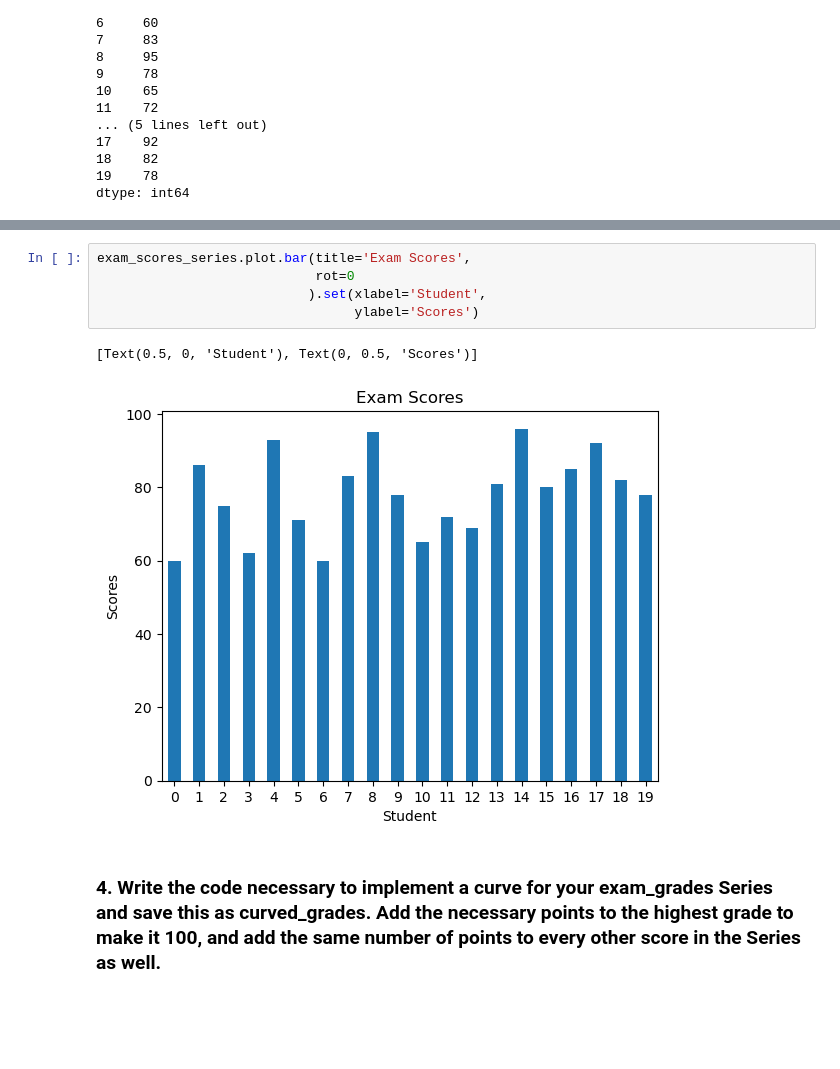
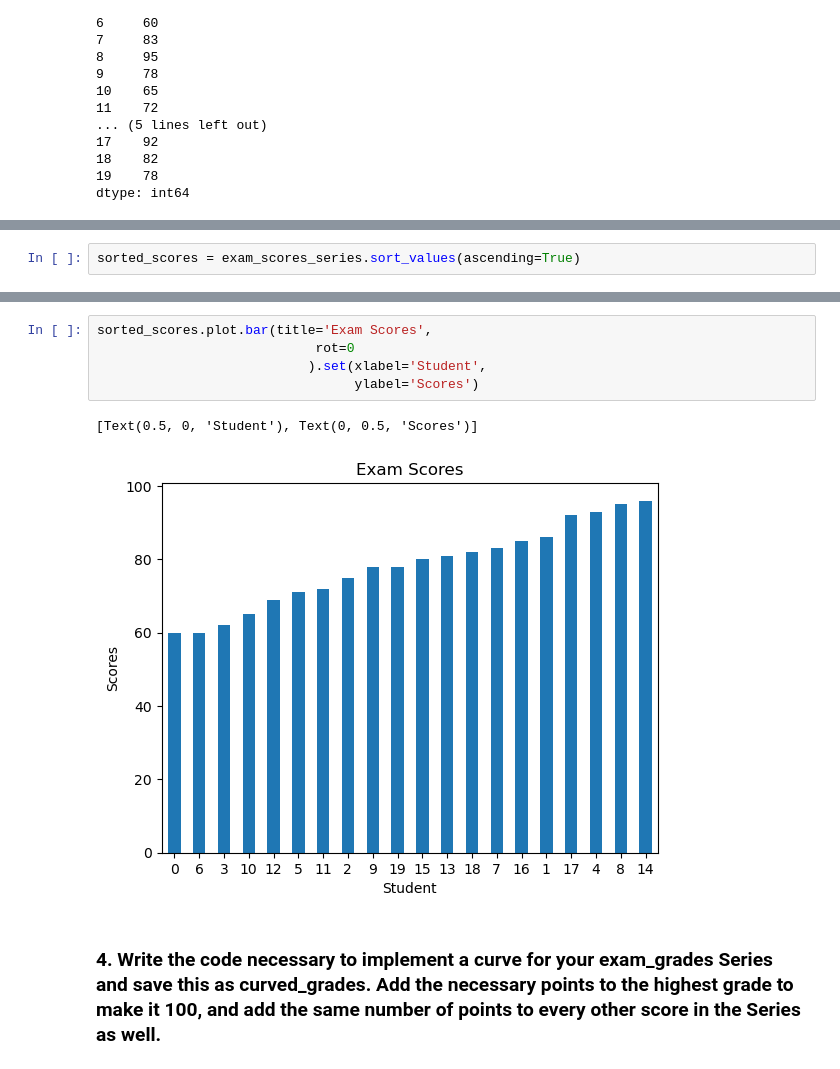
Before and after one commit to Jay-Almendarez/numpy-pandas-visualization-exercises, a Jupyter notebook: pandas_series.ipynb, the cells around one changed output, grey strips where cells are left out. Saved outputs shown, nothing was run; the diff lists cells and outputs as text; blank space fills up the shorter version.

Commit message:
Adding completed panda series exercises

```diff
--- a/pandas_series.ipynb
+++ b/pandas_series.ipynb
@@ -488,0 +503,2 @@ binned_exam_scores.plot.bar(title='Exam Scores',
+# %%
+sorted_scores = exam_scores_series.sort_values(ascending=True)
@@ -489,11 +525,11 @@ binned_exam_scores.plot.bar(title='Exam Scores',
 # %%
-exam_scores_series.plot.bar(title='Exam Scores',
+sorted_scores.plot.bar(title='Exam Scores',
                             rot=0
                            ).set(xlabel='Student',
                                  ylabel='Scores')
 # %% [output]
 [Text(0.5, 0, 'Student'), Text(0, 0.5, 'Scores')]
-[figure, old version]
+[figure, new version]
 # %% [markdown]
 ### 4. Write the code necessary to implement a curve for your exam_grades Series and save this as curved_grades. Add the necessary points to the highest grade to make it 100, and add the same number of points to every other score in the Series as well.
 # %%
```
Also changed, not shown: parts of 36 cells of this notebook.
